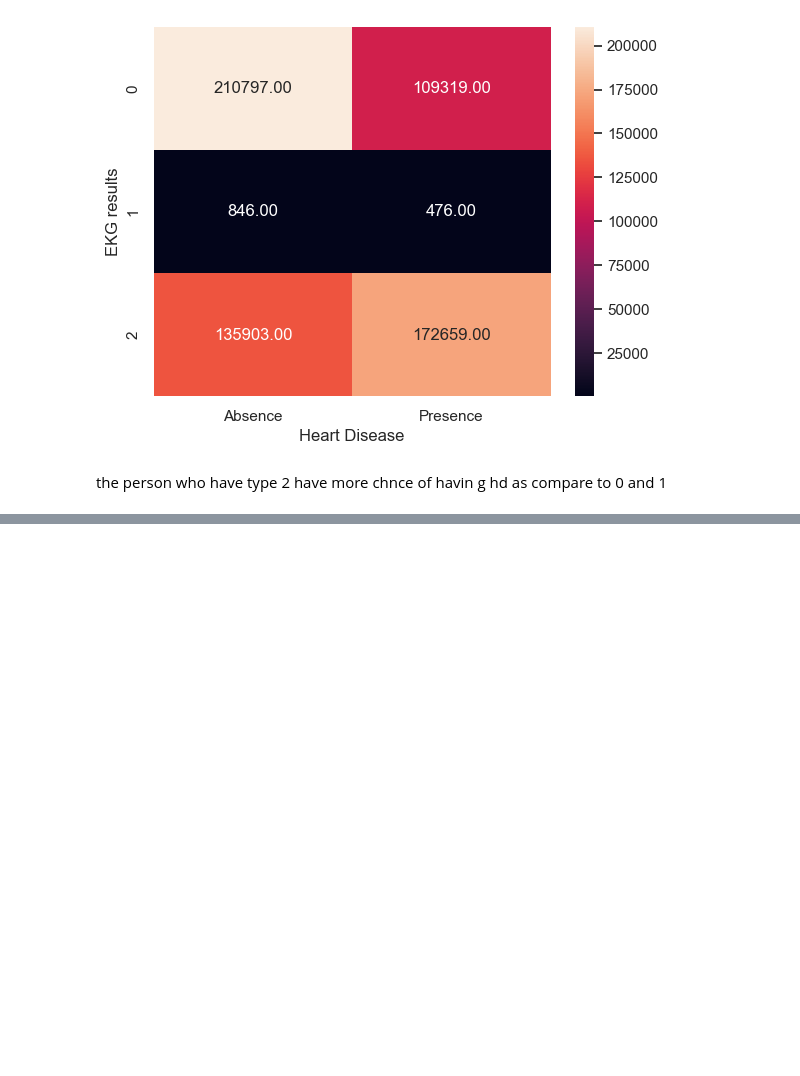
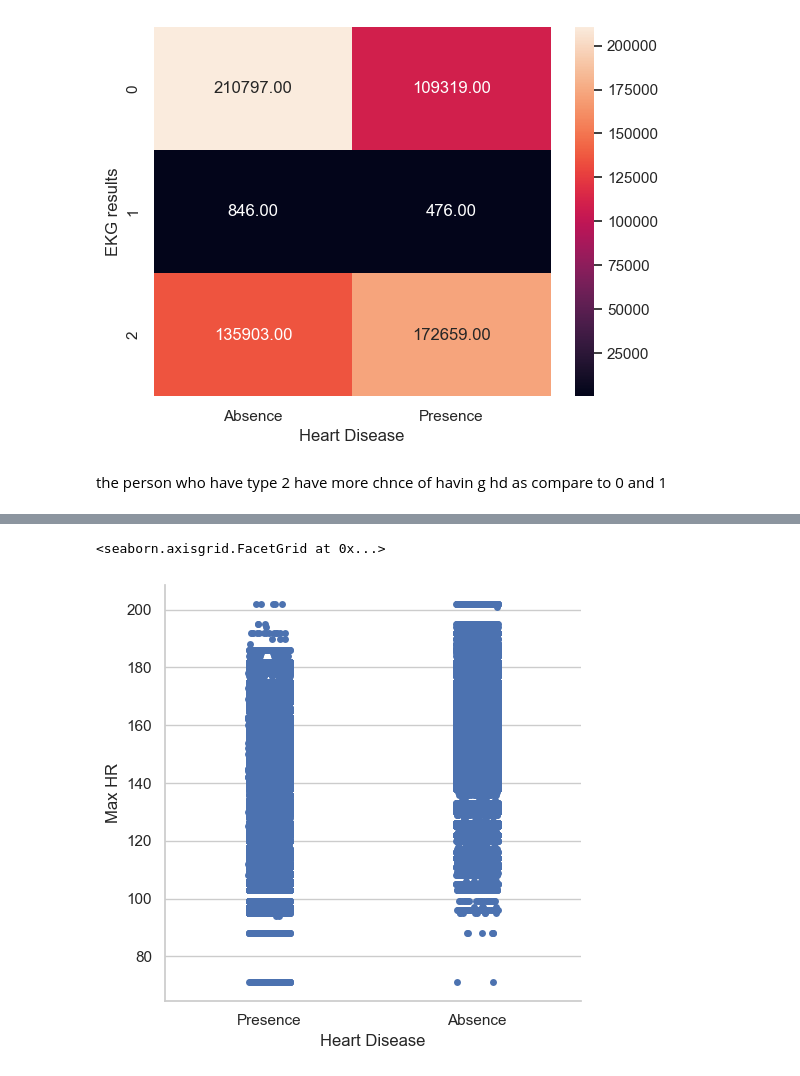
Before and after one commit to karansingh-chauhan/heart-desires-check, a Jupyter notebook: multivarienteda.ipynb, the cells around one changed output, grey strips where cells are left out. Cells and saved outputs as stored; diff of their text form; code cells hidden in the pictures; blank space fills up the shorter version.

```diff
--- a/multivarienteda.ipynb
+++ b/multivarienteda.ipynb
@@ -132,0 +138,5 @@ the person who have type 2 have more chnce of havin g hd as compare to 0 and 1
+# %%
+sns.catplot(x=train_df['Heart Disease'],y=train_df['Max HR'])
+# %% [output]
+<seaborn.axisgrid.FacetGrid at 0x...>
+[figure, added]
```
Also changed, not shown: parts of 26 cells of this notebook, 1 other file.
